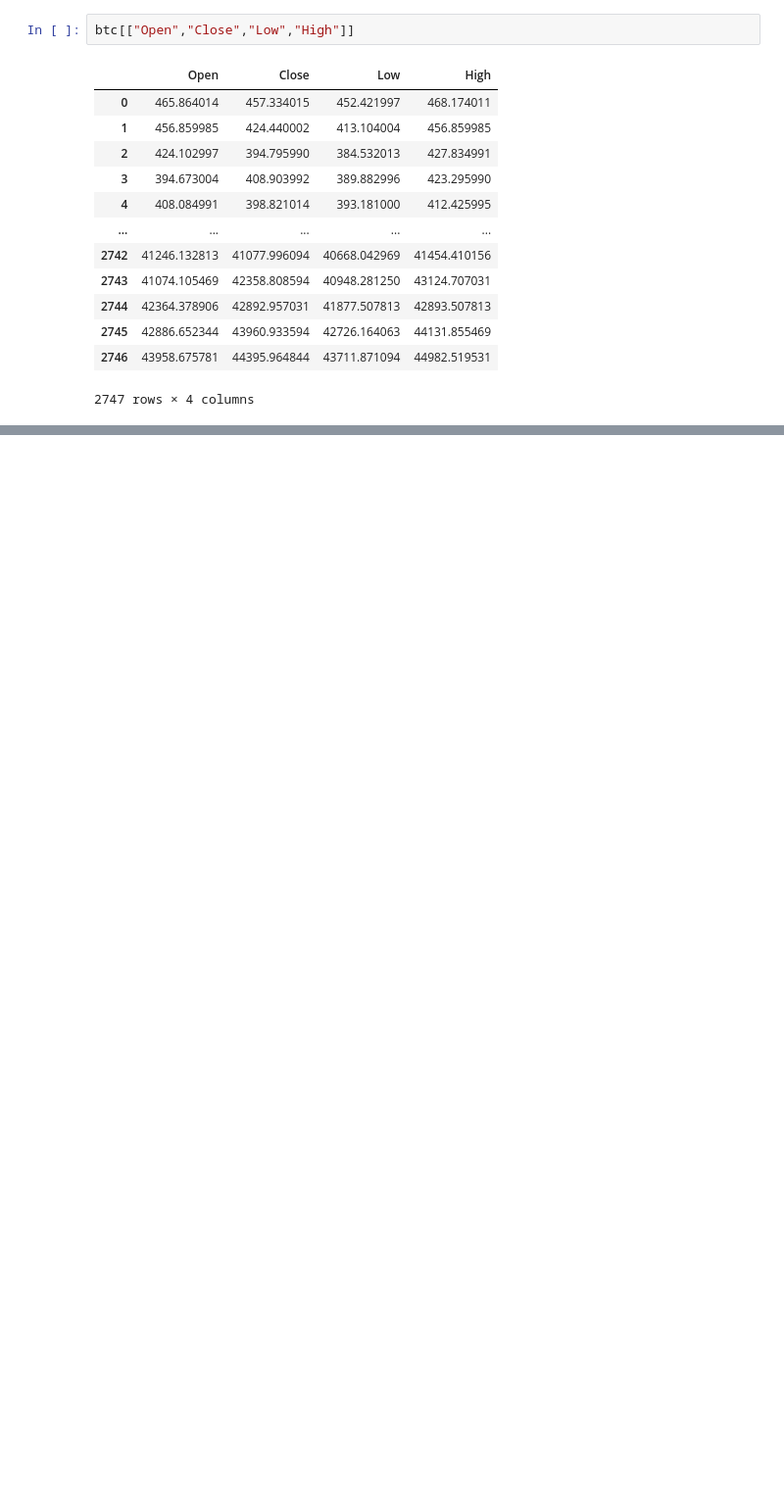
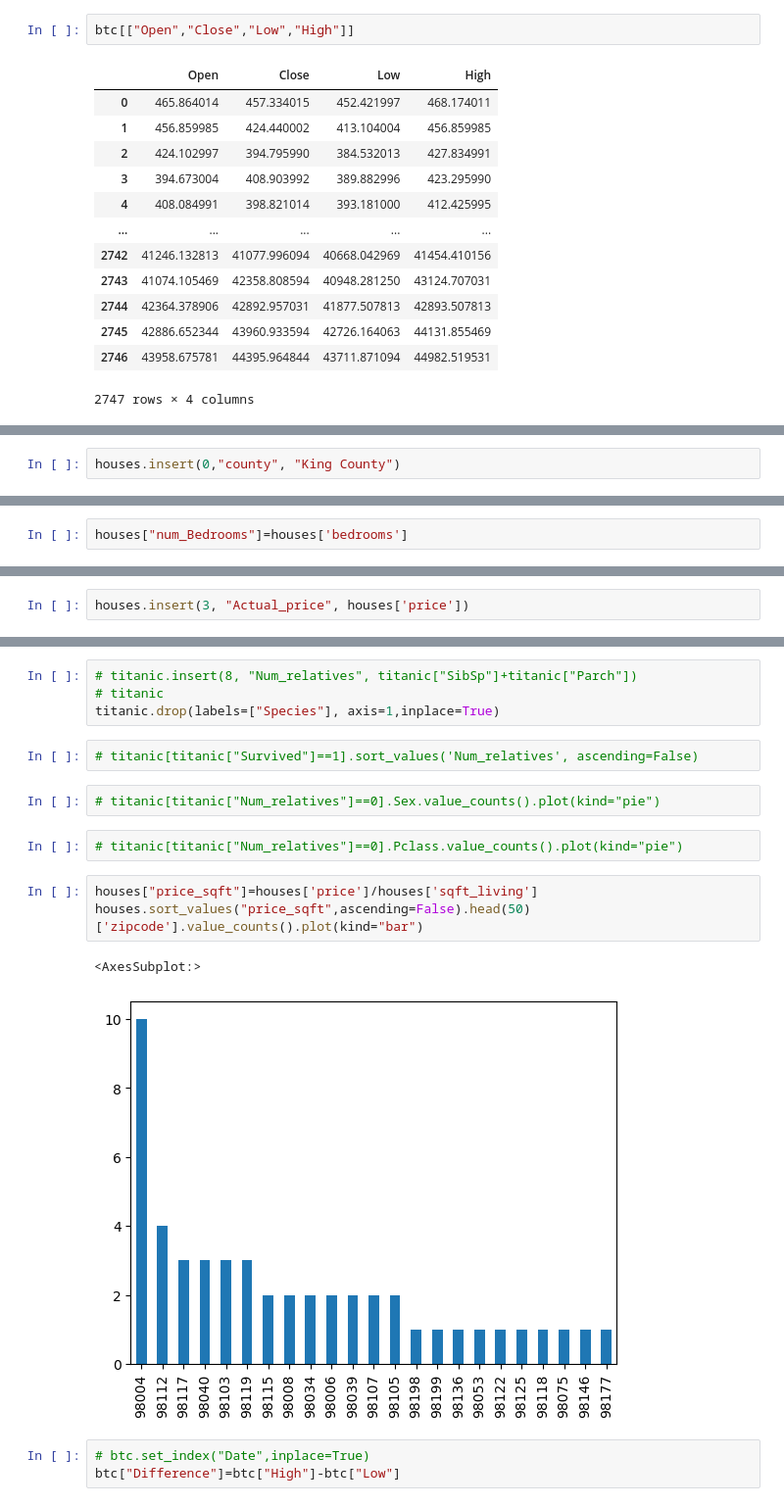
Before and after one commit to Sukant-cyber/data_science, a Jupyter notebook: 5_Modify_DF.ipynb, the cells around one changed output, grey strips where cells are left out. Shown: that part at 98% size. Saved outputs shown, nothing was run; the diff lists cells and outputs as text; blank space fills up the shorter version.

```diff
--- a/5_Modify_DF.ipynb
+++ b/5_Modify_DF.ipynb
@@ -40,0 +163,2 @@ btc[["Open","Close","Low","High"]]
+# %%
+houses.insert(0,"county", "King County")
@@ -40,0 +181,2 @@ btc[["Open","Close","Low","High"]]
+# %%
+houses["num_Bedrooms"]=houses['bedrooms']
@@ -40,0 +199,2 @@ btc[["Open","Close","Low","High"]]
+# %%
+houses.insert(3, "Actual_price", houses['price'])
@@ -40,0 +217,19 @@ btc[["Open","Close","Low","High"]]
+# %%
+# titanic.insert(8, "Num_relatives", titanic["SibSp"]+titanic["Parch"])
+# titanic
+titanic.drop(labels=["Species"], axis=1,inplace=True)
+# %%
+# titanic[titanic["Survived"]==1].sort_values('Num_relatives', ascending=False)
+# %%
+# titanic[titanic["Num_relatives"]==0].Sex.value_counts().plot(kind="pie")
+# %%
+# titanic[titanic["Num_relatives"]==0].Pclass.value_counts().plot(kind="pie")
+# %%
+houses["price_sqft"]=houses['price']/houses['sqft_living']
+houses.sort_values("price_sqft",ascending=False).head(50)['zipcode'].value_counts().plot(kind="bar")
+# %% [output]
+<AxesSubplot:>
+[figure, added]
+# %%
+# btc.set_index("Date",inplace=True)
+btc["Difference"]=btc["High"]-btc["Low"]
```
Also changed, not shown: parts of 65 cells of this notebook, 6 other files.
